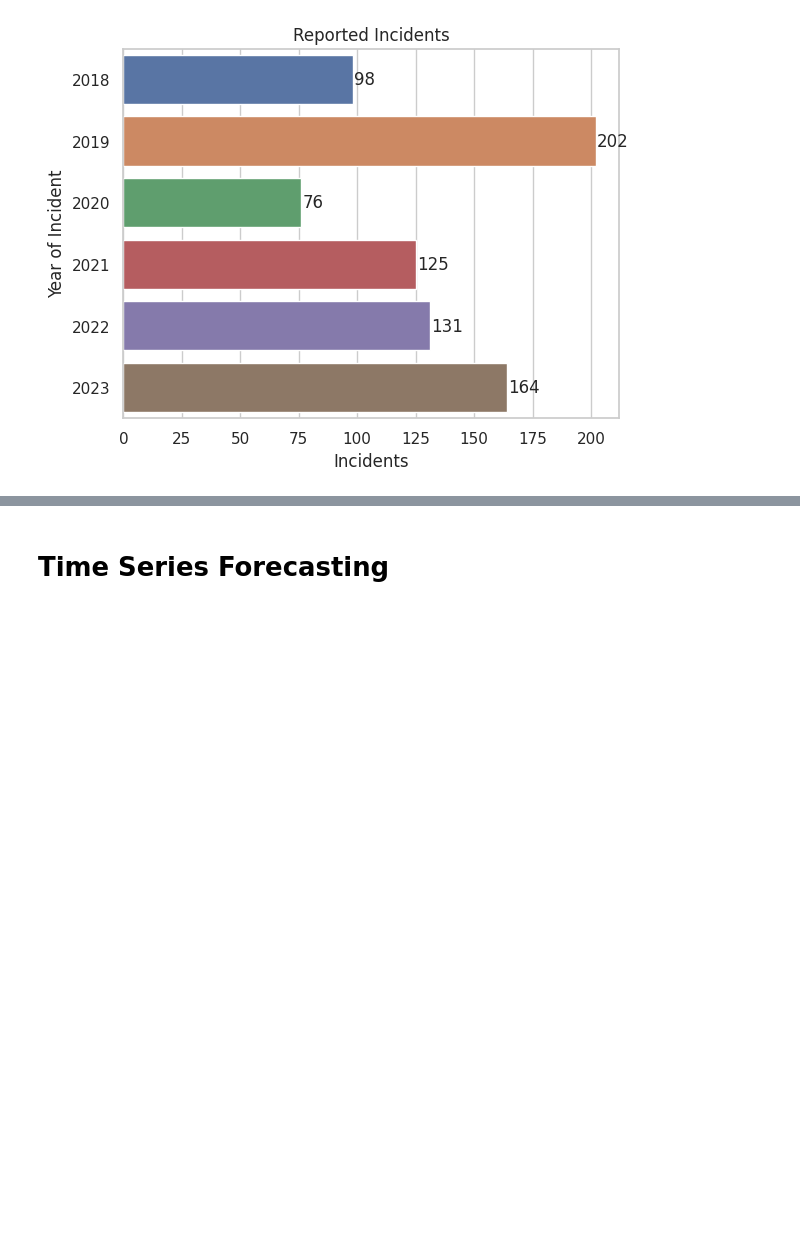
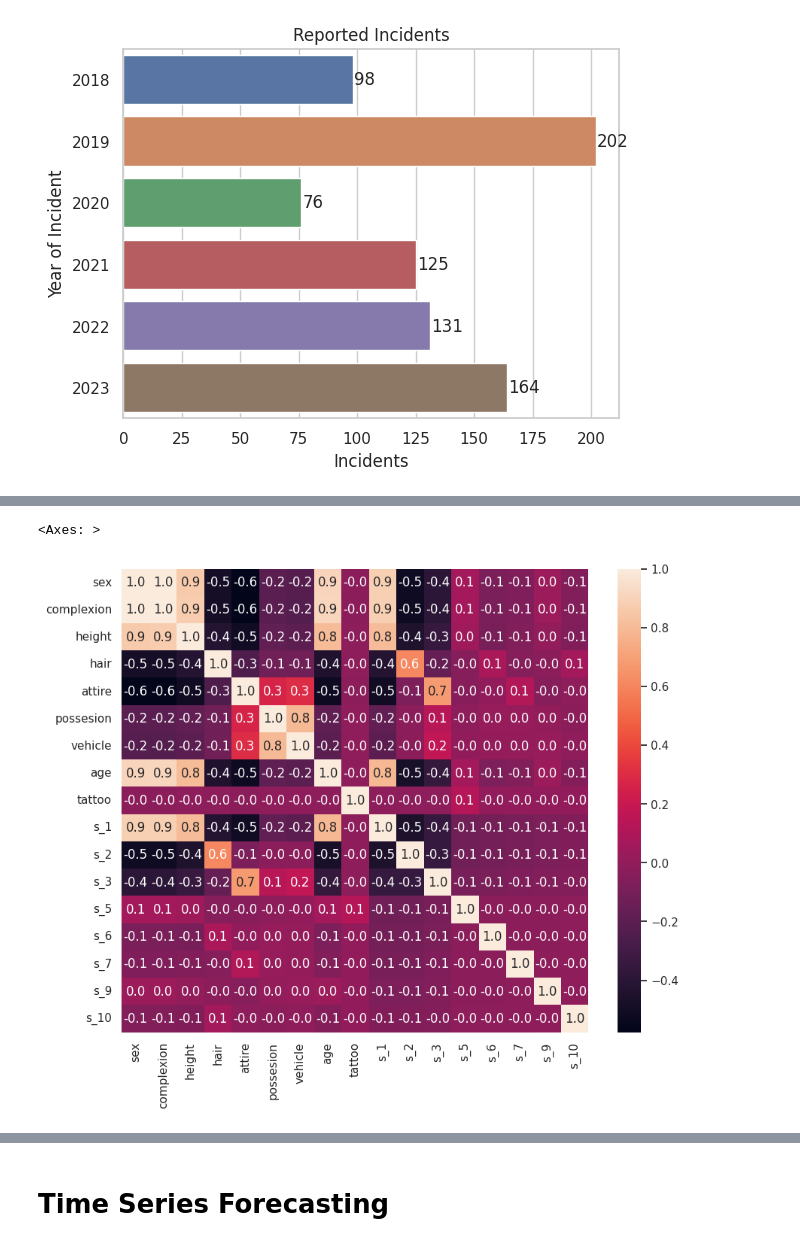
Before and after one commit to timothycho01/TMU_Security_Incidents, a Jupyter notebook: TMU_Security_Incidents.ipynb, the cells around one changed output, grey strips where cells are left out. Cells and saved outputs as stored; diff of their text form; code cells hidden in the pictures; blank space fills up the shorter version.

```diff
--- a/TMU_Security_Incidents.ipynb
+++ b/TMU_Security_Incidents.ipynb
@@ -472,0 +536,3 @@ ii_df.head()
+# %%
+# empty paragraphs
+desc_df.drop(desc_df.index[desc_df['description'].isna()], inplace=True)
@@ -472,0 +555,5 @@ ii_df.head()
+# %%
+no_desc = desc_df['description'].str.lower().str.contains('no description')
+na_desc = desc_df['description'].str.lower().str.contains('not available')
+to_drop = no_desc | na_desc
+desc_df.drop(desc_df.index[to_drop], inplace=True)
@@ -472,0 +654,18 @@ ii_df.head()
+# %%
+# boolean tag columns
+def create_tag_columns(tags):
+    if not tags:
+        return pd.Series(dtype=int)
+    return pd.Series([1] * len(tags), index=tags)
+
+tag_bools = desc_df_2['tags'].apply(create_tag_columns).fillna(0, downcast='int')
+
+desc_df_2 = pd.concat([desc_df_2, tag_bools], axis=1)
+
+# boolean columns for each unique sentence num
+for value in desc_df_2['sentence_num'].unique():
+    column_name = f's_{value}'
+    desc_df_2[column_name] = (desc_df_2['sentence_num'] == value).astype(int)
+# %%
+info_corr = desc_df_2[desc_df_2.columns[6:23]].corr(numeric_only=True)
+info_corr
@@ -472,0 +691,7 @@ ii_df.head()
+# %%
+plt.figure(figsize=(10, 8))
+
+sns.heatmap(info_corr, annot=True, fmt=".1f")
+# %% [output]
+<Axes: >
+[figure, added]
```
Also changed, not shown: parts of 29 cells of this notebook, 2 other files.
